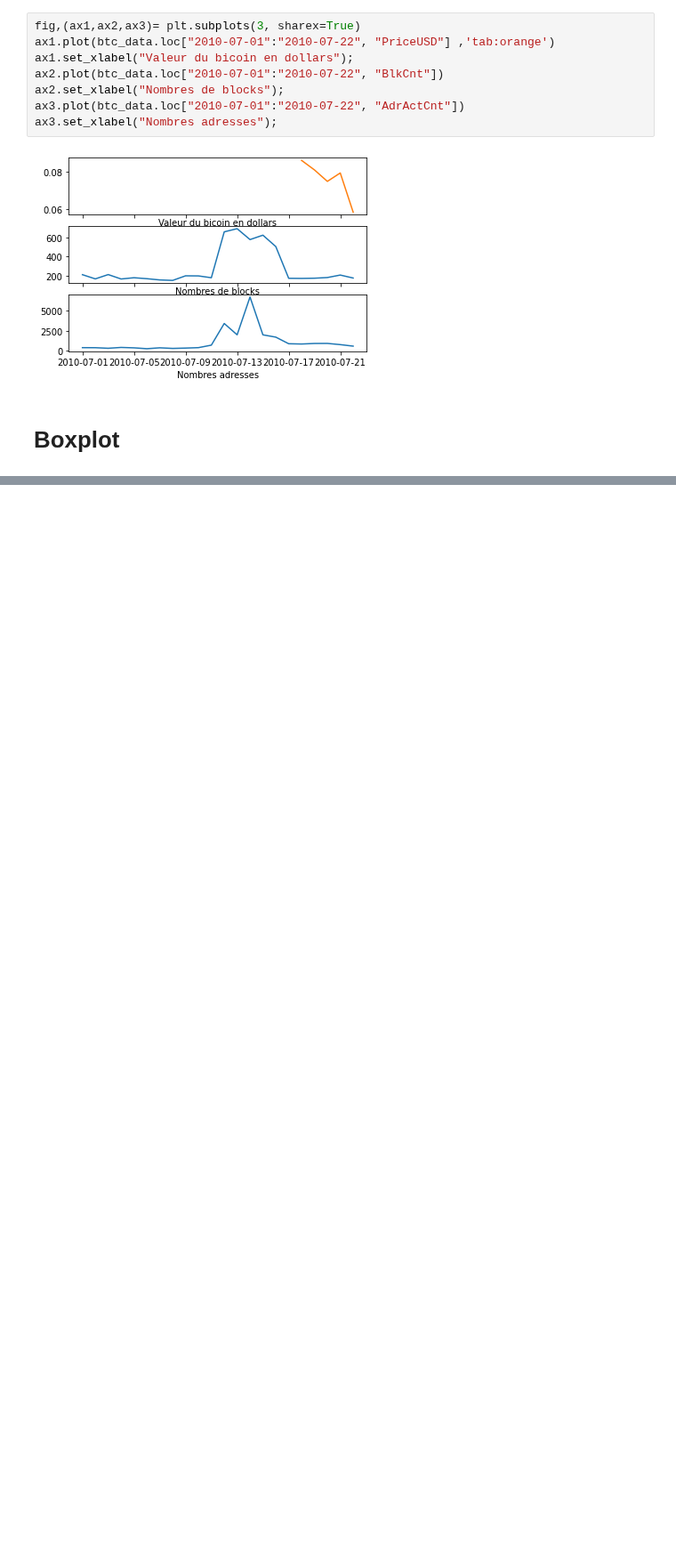
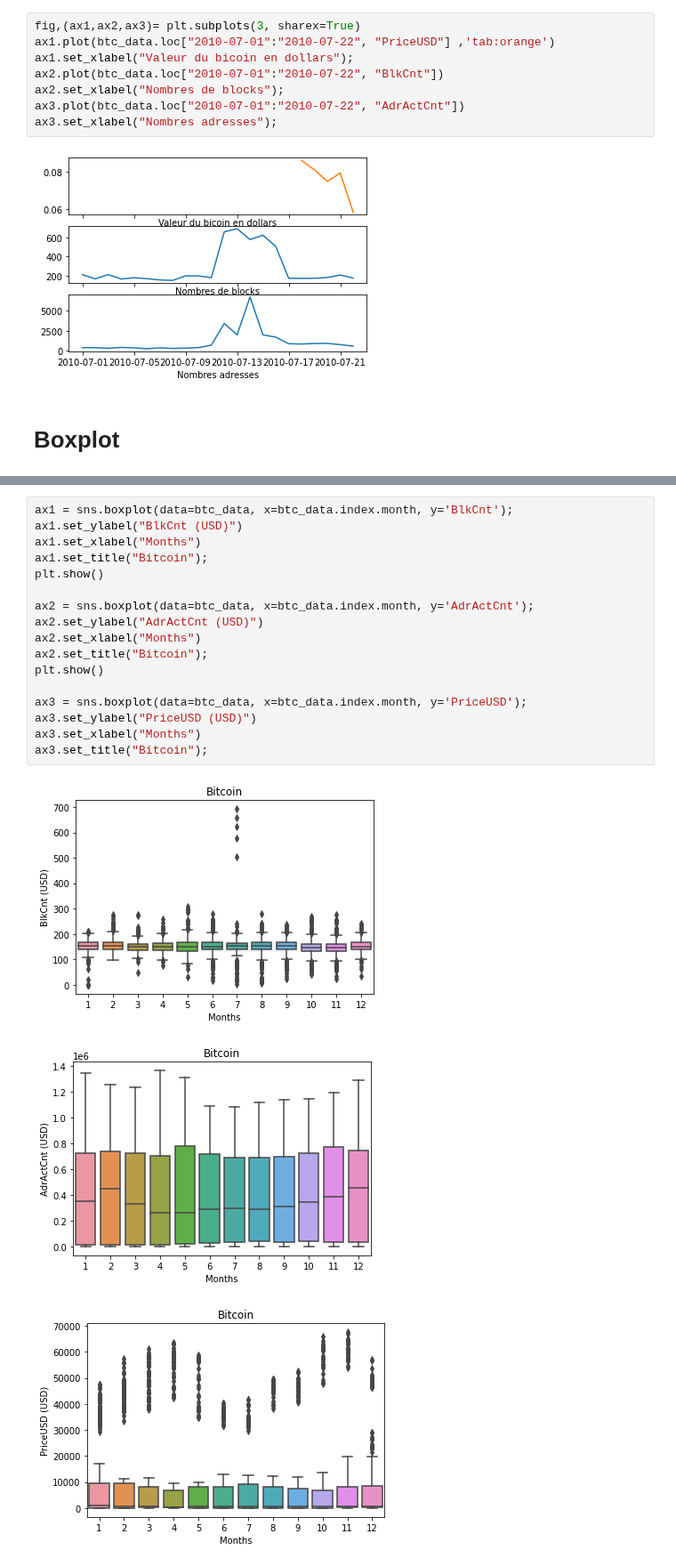
Before and after one commit to Massimo2003/BitcoinProject, a Jupyter notebook: MarcheFinanciers.ipynb, the cells around one changed output, grey strips where cells are left out. Shown at 89% size. Drawn from its saved outputs; the diff is of its cells as text; blank space fills up the shorter version.

```diff
--- a/MarcheFinanciers.ipynb
+++ b/MarcheFinanciers.ipynb
@@ -116,0 +153,21 @@ hello
+# %%
+ax1 = sns.boxplot(data=btc_data, x=btc_data.index.month, y='BlkCnt');
+ax1.set_ylabel("BlkCnt (USD)")
+ax1.set_xlabel("Months")
+ax1.set_title("Bitcoin");
+plt.show()
+
+ax2 = sns.boxplot(data=btc_data, x=btc_data.index.month, y='AdrActCnt');
+ax2.set_ylabel("AdrActCnt (USD)")
+ax2.set_xlabel("Months")
+ax2.set_title("Bitcoin");
+plt.show()
+
+ax3 = sns.boxplot(data=btc_data, x=btc_data.index.month, y='PriceUSD');
+ax3.set_ylabel("PriceUSD (USD)")
+ax3.set_xlabel("Months")
+ax3.set_title("Bitcoin");
+# %% [output]
+[figure, added]
+[figure, added]
+[figure, added]
```
Also changed, not shown: parts of 14 cells of this notebook.
